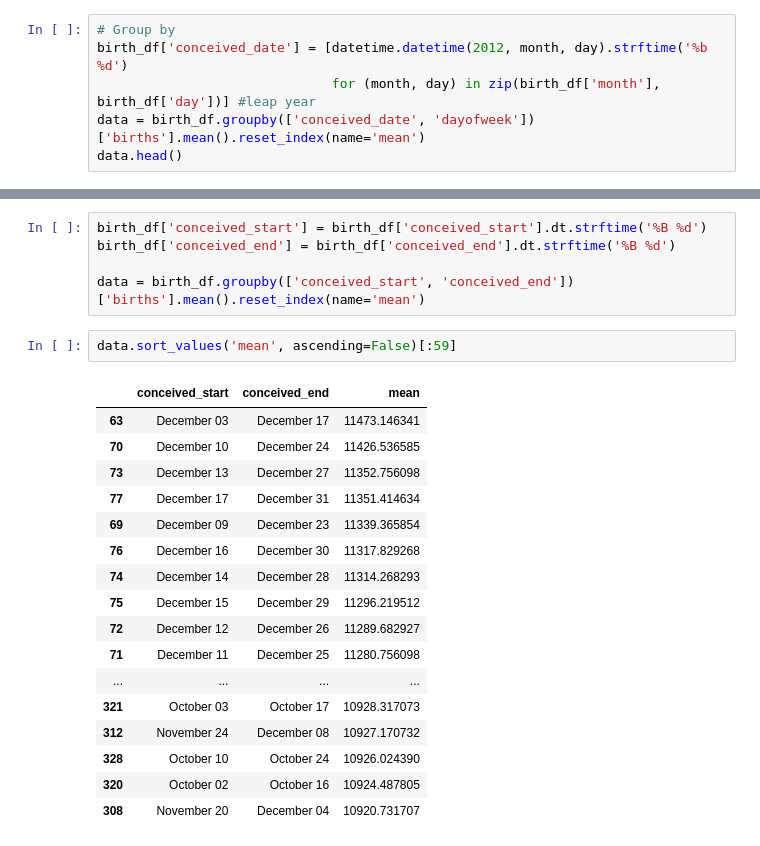
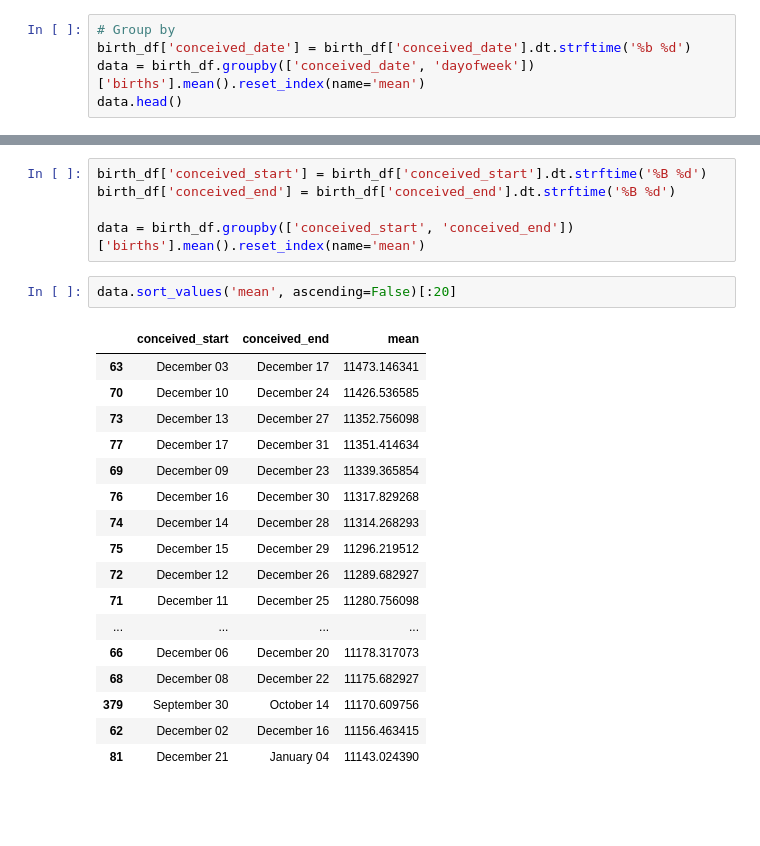
Before and after one commit to taidnguyen/us-birthdays, a Jupyter notebook: main.ipynb, the cells around one changed output, grey strips where cells are left out. Cells and saved outputs as stored; diff of their text form; blank space fills up the shorter version.

```diff
--- a/main.ipynb
+++ b/main.ipynb
@@ -135,8 +135,7 @@ birth_df.head()
 | 4 | 1969 | 1 | 5 | 8390 | 1969-01-05 | 1968-03-31 | Sunday | March 31 | ... |
 # %%
 # Group by
-birth_df['conceived_date'] = [datetime.datetime(2012, month, day).strftime('%b %d')
-                              for (month, day) in zip(birth_df['month'], birth_df['day'])] #leap year
+birth_df['conceived_date'] = birth_df['conceived_date'].dt.strftime('%b %d')
 data = birth_df.groupby(['conceived_date', 'dayofweek'])['births'].mean().reset_index(name='mean')
 data.head()
 # %% [output]
@@ -247,22 +274,22 @@ birth_df['conceived_end'] = birth_df['conceived_end'].dt.strftime('%B %d')
 
 data = birth_df.groupby(['conceived_start', 'conceived_end'])['births'].mean().reset_index(name='mean')
 # %%
-data.sort_values('mean', ascending=False)[:59]
+data.sort_values('mean', ascending=False)[:20]
 # %% [output]
 |  | conceived_start | conceived_end | mean |
 | 63 | December 03 | December 17 | 11473.146341 |
 | 70 | December 10 | December 24 | 11426.536585 |
 | 73 | December 13 | December 27 | 11352.756098 |
 | 77 | December 17 | December 31 | 11351.414634 |
 | 69 | December 09 | December 23 | 11339.365854 |
 | 76 | December 16 | December 30 | 11317.829268 |
 | 74 | December 14 | December 28 | 11314.268293 |
 | 75 | December 15 | December 29 | 11296.219512 |
 | 72 | December 12 | December 26 | 11289.682927 |
 | 71 | December 11 | December 25 | 11280.756098 |
 | ... | ... | ... | ... |
-| 321 | October 03 | October 17 | 10928.317073 |
-| 312 | November 24 | December 08 | 10927.170732 |
-| 328 | October 10 | October 24 | 10926.024390 |
-| 320 | October 02 | October 16 | 10924.487805 |
-| 308 | November 20 | December 04 | 10920.731707 |
+| 66 | December 06 | December 20 | 11178.317073 |
+| 68 | December 08 | December 22 | 11175.682927 |
+| 379 | September 30 | October 14 | 11170.609756 |
+| 62 | December 02 | December 16 | 11156.463415 |
+| 81 | December 21 | January 04 | 11143.024390 |
```
Also changed, not shown: parts of 6 cells of this notebook.
